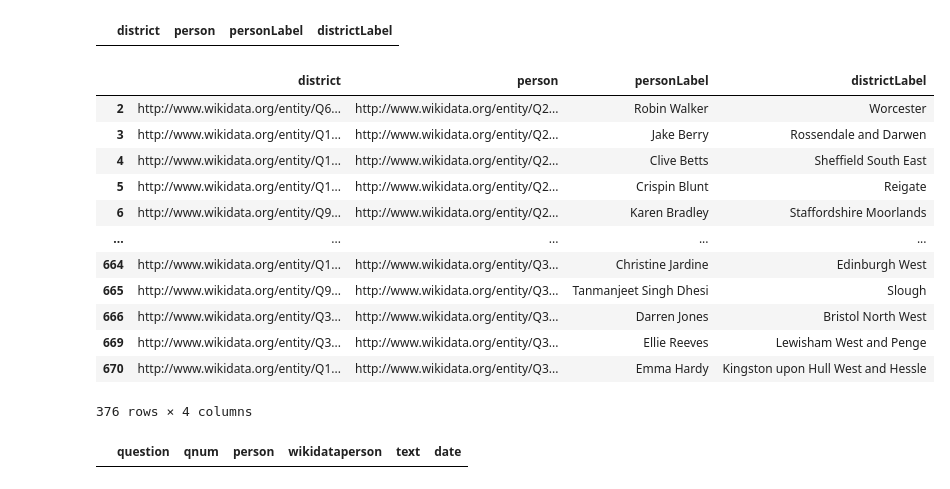
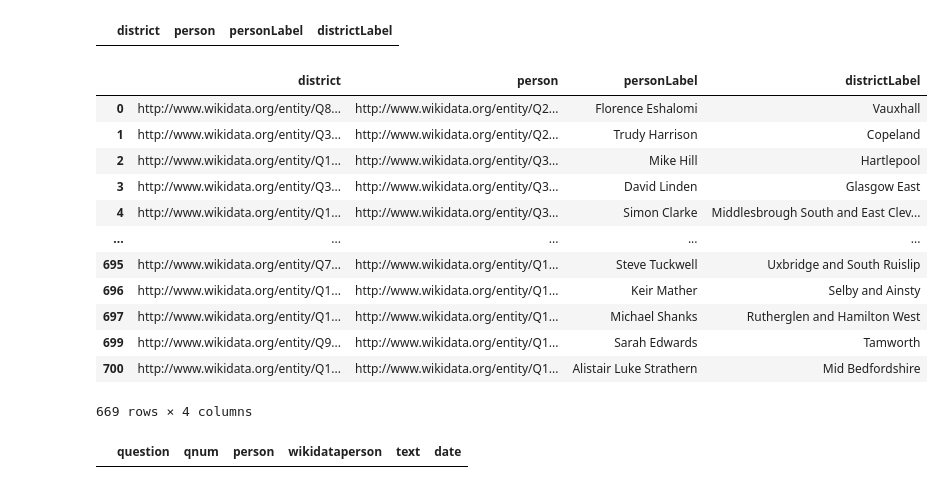
Before and after one commit to zapper-95/MP-Written-Question-Analysis, a Jupyter notebook: queries.ipynb, the cells around one changed output. Saved outputs shown, nothing was run; the diff lists cells and outputs as text; code cells hidden in the pictures.

```diff
--- a/queries.ipynb
+++ b/queries.ipynb
@@ -111,29 +99,32 @@ district_df[district_df["person"].duplicated(keep=False)][~district_df["district
 # %%
 # all duplicated people have the same district in both. So we can remove duplicates of people
 # duplicate districts are caused by multiple people being elected in the same district
 
 district_df_cleaned = district_df.drop_duplicates()
 
+# set the labels to object type
+district_df_cleaned = district_df_cleaned.astype({"districtLabel": "object", "personLabel": "object"})
+
 # there a some duplicate districts still because of members being suspended and then a by-election being called
 
 
 # only keep the people who are in the question_df
-district_df_cleaned = district_df_cleaned[district_df_cleaned["person"].isin(question_df["wikidataperson"])]
+# district_df_cleaned = district_df_cleaned[district_df_cleaned["person"].isin(question_df["wikidataperson"])]
 district_df_cleaned
 # %% [output]
 |  | district | person | personLabel | districtLabel |
-| 2 | http://www.wikidata.org/entity/Q6... | http://www.wikidata.org/entity/Q2... | Robin Walker | Worcester |
-| 3 | http://www.wikidata.org/entity/Q1... | http://www.wikidata.org/entity/Q2... | Jake Berry | Rossendale and Darwen |
-| 4 | http://www.wikidata.org/entity/Q1... | http://www.wikidata.org/entity/Q2... | Clive Betts | Sheffield South East |
-| 5 | http://www.wikidata.org/entity/Q1... | http://www.wikidata.org/entity/Q2... | Crispin Blunt | Reigate |
-| 6 | http://www.wikidata.org/entity/Q9... | http://www.wikidata.org/entity/Q2... | Karen Bradley | Staffordshire Moorlands |
+| 0 | http://www.wikidata.org/entity/Q8... | http://www.wikidata.org/entity/Q2... | Florence Eshalomi | Vauxhall |
+| 1 | http://www.wikidata.org/entity/Q3... | http://www.wikidata.org/entity/Q2... | Trudy Harrison | Copeland |
+| 2 | http://www.wikidata.org/entity/Q1... | http://www.wikidata.org/entity/Q3... | Mike Hill | Hartlepool |
+| 3 | http://www.wikidata.org/entity/Q3... | http://www.wikidata.org/entity/Q3... | David Linden | Glasgow East |
+| 4 | http://www.wikidata.org/entity/Q1... | http://www.wikidata.org/entity/Q3... | Simon Clarke | Middlesbrough South and East Clev... |
 | ... | ... | ... | ... | ... |
-| 664 | http://www.wikidata.org/entity/Q1... | http://www.wikidata.org/entity/Q3... | Christine Jardine | Edinburgh West |
-| 665 | http://www.wikidata.org/entity/Q9... | http://www.wikidata.org/entity/Q3... | Tanmanjeet Singh Dhesi | Slough |
-| 666 | http://www.wikidata.org/entity/Q3... | http://www.wikidata.org/entity/Q3... | Darren Jones | Bristol North West |
-| 669 | http://www.wikidata.org/entity/Q3... | http://www.wikidata.org/entity/Q3... | Ellie Reeves | Lewisham West and Penge |
-| 670 | http://www.wikidata.org/entity/Q1... | http://www.wikidata.org/entity/Q3... | Emma Hardy | Kingston upon Hull West and Hessle |
+| 695 | http://www.wikidata.org/entity/Q7... | http://www.wikidata.org/entity/Q1... | Steve Tuckwell | Uxbridge and South Ruislip |
+| 696 | http://www.wikidata.org/entity/Q1... | http://www.wikidata.org/entity/Q1... | Keir Mather | Selby and Ainsty |
+| 697 | http://www.wikidata.org/entity/Q1... | http://www.wikidata.org/entity/Q1... | Michael Shanks | Rutherglen and Hamilton West |
+| 699 | http://www.wikidata.org/entity/Q9... | http://www.wikidata.org/entity/Q1... | Sarah Edwards | Tamworth |
+| 700 | http://www.wikidata.org/entity/Q1... | http://www.wikidata.org/entity/Q1... | Alistair Luke Strathern | Mid Bedfordshire |
-376 rows × 4 columns
+669 rows × 4 columns
 # %%
 # Check if there are any people who have asked questions but are not in the district_df
 question_df[~question_df["wikidataperson"].isin(district_df_cleaned["person"])]
```
Also changed, not shown: parts of 23 cells of this notebook, 15 other files.
